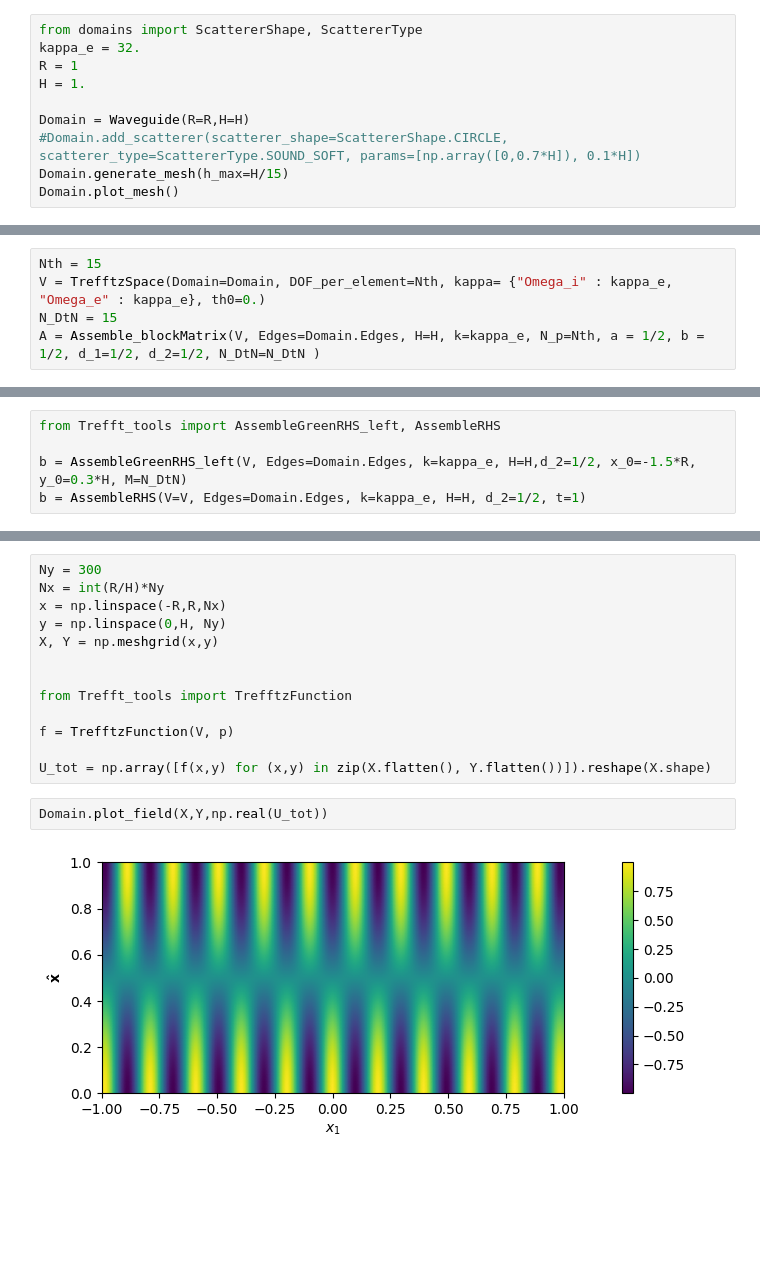
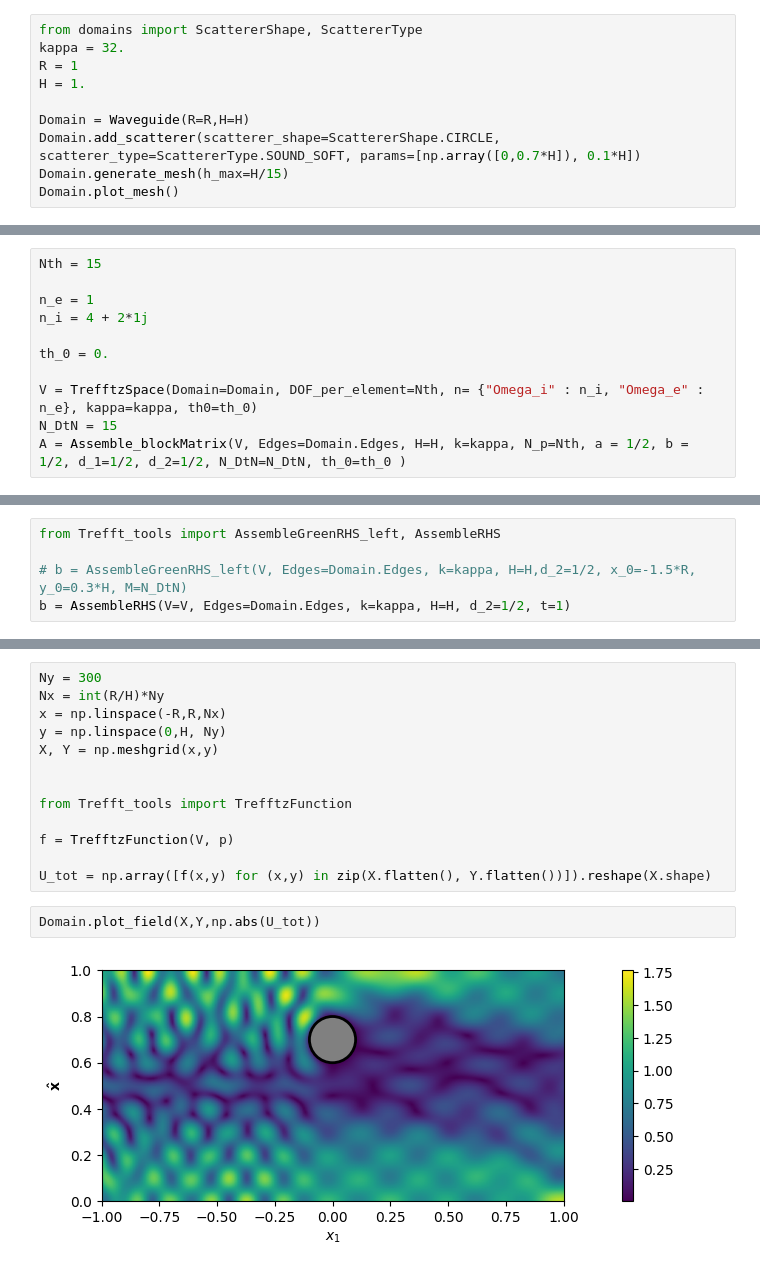
Before and after one commit to MPenaR/UWVFTrefftz, a Jupyter notebook: src/test_blocks.ipynb, the cells around one changed output, grey strips where cells are left out. Saved outputs shown, nothing was run; the diff lists cells and outputs as text; blank space fills up the shorter version.

```diff
--- a/src/test_blocks.ipynb
+++ b/src/test_blocks.ipynb
@@ -75,11 +45,11 @@ array([[ 0.00000000e+00+2.22044605e-16j, -8.67361738e-19+1.11022302e-16j,
 # %%
 from domains import ScattererShape, ScattererType
-kappa_e = 32.
+kappa = 32.
 R = 1
 H = 1.
 
 Domain = Waveguide(R=R,H=H)
-#Domain.add_scatterer(scatterer_shape=ScattererShape.CIRCLE, scatterer_type=ScattererType.SOUND_SOFT, params=[np.array([0,0.7*H]), 0.1*H])
+Domain.add_scatterer(scatterer_shape=ScattererShape.CIRCLE, scatterer_type=ScattererType.SOUND_SOFT, params=[np.array([0,0.7*H]), 0.1*H])
 Domain.generate_mesh(h_max=H/15)
 Domain.plot_mesh()
 # %% [output]
@@ -87,15 +57,21 @@ Domain.plot_mesh()
 # %%
 Nth = 15
-V = TrefftzSpace(Domain=Domain, DOF_per_element=Nth, kappa= {"Omega_i" : kappa_e, "Omega_e" : kappa_e}, th0=0.)
+
+n_e = 1
+n_i = 4 + 2*1j
+
+th_0 = 0.
+
+V = TrefftzSpace(Domain=Domain, DOF_per_element=Nth, n= {"Omega_i" : n_i, "Omega_e" : n_e}, kappa=kappa, th0=th_0)
 N_DtN = 15
-A = Assemble_blockMatrix(V, Edges=Domain.Edges, H=H, k=kappa_e, N_p=Nth, a = 1/2, b = 1/2, d_1=1/2, d_2=1/2, N_DtN=N_DtN )
+A = Assemble_blockMatrix(V, Edges=Domain.Edges, H=H, k=kappa, N_p=Nth, a = 1/2, b = 1/2, d_1=1/2, d_2=1/2, N_DtN=N_DtN, th_0=th_0 )
 # %%
 A = A.tocsr()
 # %%
 from Trefft_tools import AssembleGreenRHS_left, AssembleRHS
 
-b = AssembleGreenRHS_left(V, Edges=Domain.Edges, k=kappa_e, H=H,d_2=1/2, x_0=-1.5*R, y_0=0.3*H, M=N_DtN)
-b = AssembleRHS(V=V, Edges=Domain.Edges, k=kappa_e, H=H, d_2=1/2, t=1)
+# b = AssembleGreenRHS_left(V, Edges=Domain.Edges, k=kappa, H=H,d_2=1/2, x_0=-1.5*R, y_0=0.3*H, M=N_DtN)
+b = AssembleRHS(V=V, Edges=Domain.Edges, k=kappa, H=H, d_2=1/2, t=1)
 # %%
 from scipy.sparse.linalg import spsolve as solve
 p = solve(A, b, use_umfpack=True)
@@ -113,6 +89,6 @@ f = TrefftzFunction(V, p)
 
 U_tot = np.array([f(x,y) for (x,y) in zip(X.flatten(), Y.flatten())]).reshape(X.shape)
 # %%
-Domain.plot_field(X,Y,np.real(U_tot))
+Domain.plot_field(X,Y,np.abs(U_tot))
 # %% [output]
-[figure, old version]
+[figure, new version]
```
Also changed, not shown: parts of 8 cells of this notebook, 1 other file.
